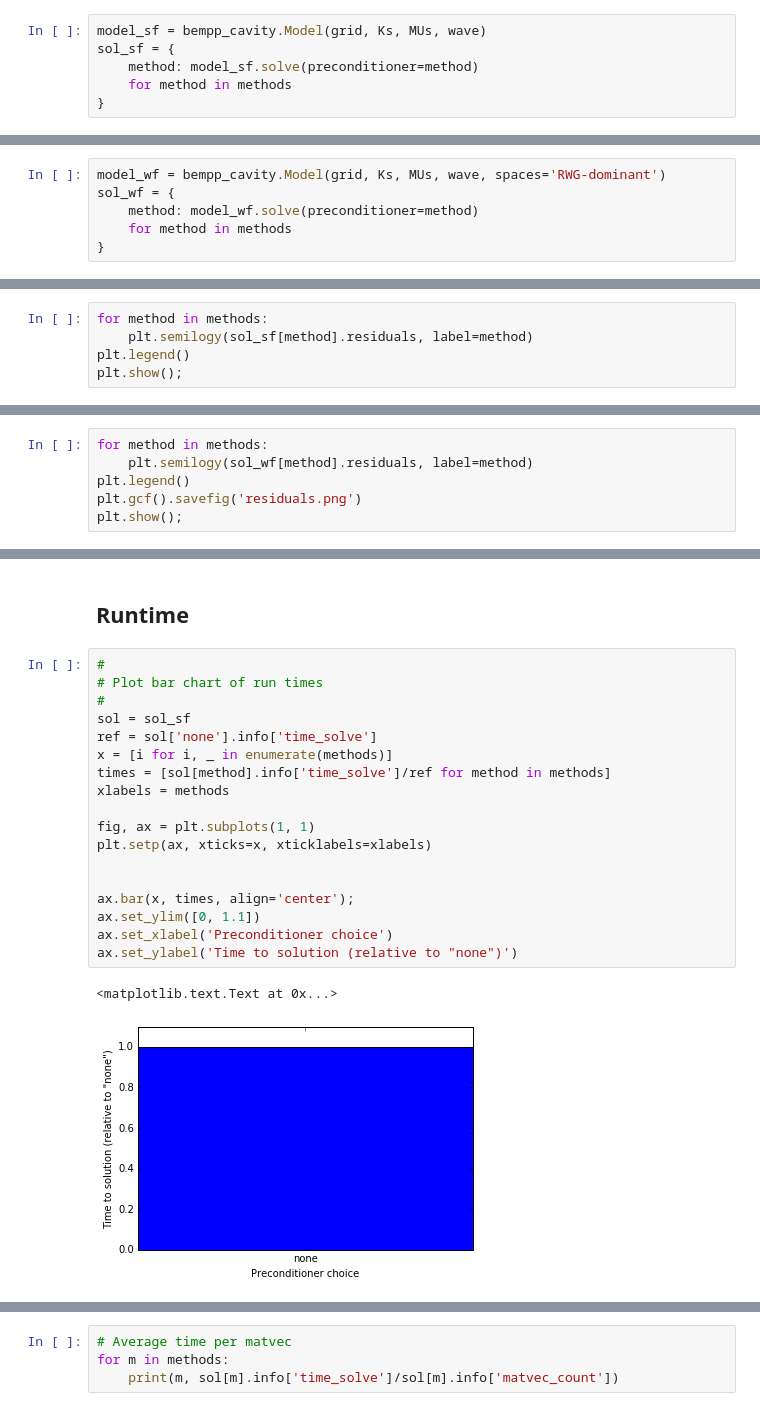
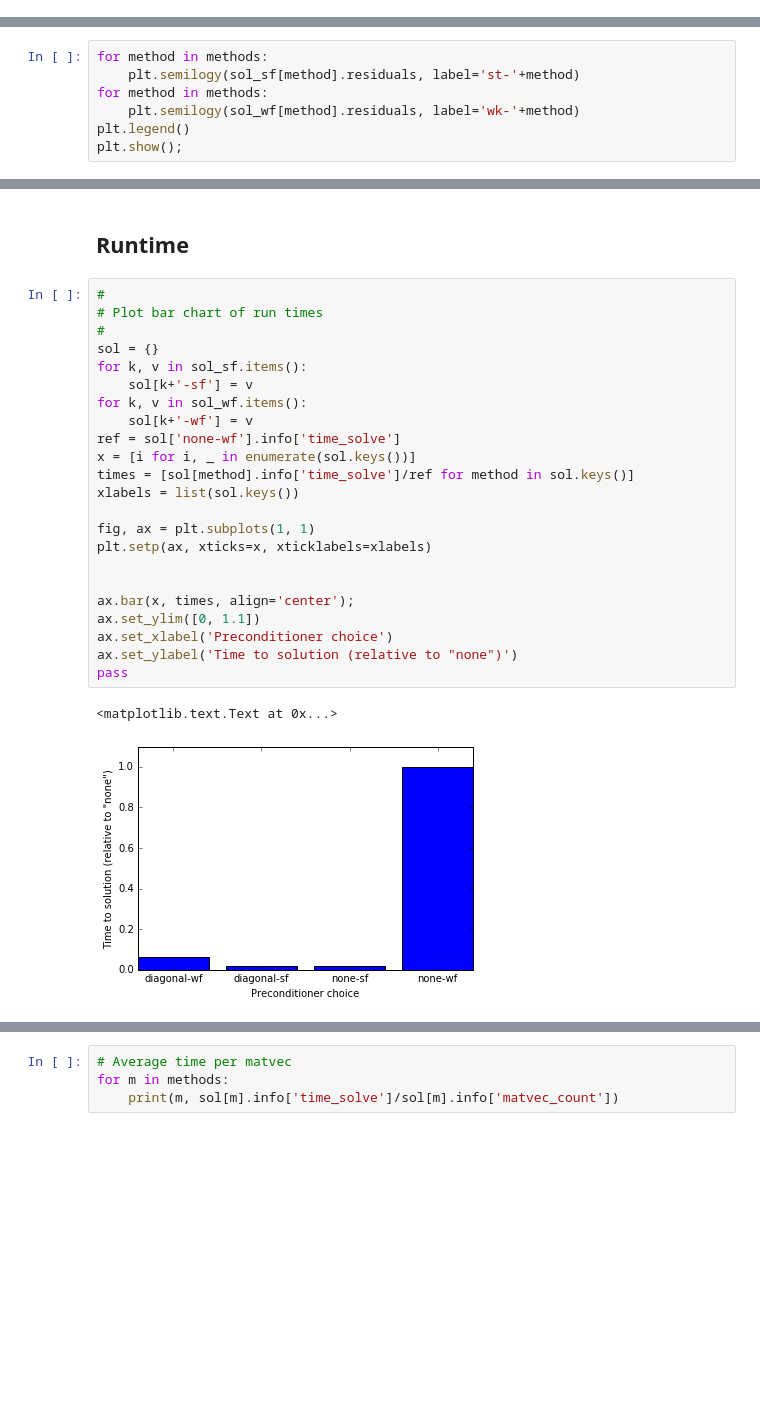
Before and after one commit to sheeshee/MSc-Project-Code, a Jupyter notebook: Notebooks/04_bempp_cavity_simple.ipynb, the cells around one changed output, grey strips where cells are left out. Drawn from its saved outputs; the diff is of its cells as text; blank space fills up the shorter version.

```diff
--- a/Notebooks/04_bempp_cavity_simple.ipynb
+++ b/Notebooks/04_bempp_cavity_simple.ipynb
@@ -63,6 +79,0 @@ methods = [
-# %%
-model_sf = bempp_cavity.Model(grid, Ks, MUs, wave)
-sol_sf = {
-    method: model_sf.solve(preconditioner=method)
-    for method in methods
-}
@@ -87,6 +79,0 @@ sol_sf = {
-# %%
-model_wf = bempp_cavity.Model(grid, Ks, MUs, wave, spaces='RWG-dominant')
-sol_wf = {
-    method: model_wf.solve(preconditioner=method)
-    for method in methods
-}
@@ -115,6 +88,8 @@ sol_wf = {
 # %%
 for method in methods:
-    plt.semilogy(sol_sf[method].residuals, label=method)
+    plt.semilogy(sol_sf[method].residuals, label='st-'+method)
+for method in methods:
+    plt.semilogy(sol_wf[method].residuals, label='wk-'+method)
 plt.legend()
 plt.show();
 # %% [output]
@@ -122,6 +96,0 @@ plt.show();
-# %%
-for method in methods:
-    plt.semilogy(sol_wf[method].residuals, label=method)
-plt.legend()
-plt.gcf().savefig('residuals.png')
-plt.show();
@@ -132,21 +99,26 @@ plt.show();
 # %%
 #
 # Plot bar chart of run times
 #
-sol = sol_sf
-ref = sol['none'].info['time_solve']
-x = [i for i, _ in enumerate(methods)]
-times = [sol[method].info['time_solve']/ref for method in methods]
-xlabels = methods
+sol = {}
+for k, v in sol_sf.items():
+    sol[k+'-sf'] = v
+for k, v in sol_wf.items():
+    sol[k+'-wf'] = v
+ref = sol['none-wf'].info['time_solve']
+x = [i for i, _ in enumerate(sol.keys())]
+times = [sol[method].info['time_solve']/ref for method in sol.keys()]
+xlabels = list(sol.keys())
 
 fig, ax = plt.subplots(1, 1)
 plt.setp(ax, xticks=x, xticklabels=xlabels)
 
 
 ax.bar(x, times, align='center');
 ax.set_ylim([0, 1.1])
 ax.set_xlabel('Preconditioner choice')
 ax.set_ylabel('Time to solution (relative to "none")')
+pass
 # %% [output]
 <matplotlib.text.Text at 0x...>
-[figure, old version]
+[figure, new version]
```
Also changed, not shown: parts of 19 cells of this notebook, 5 other files.
